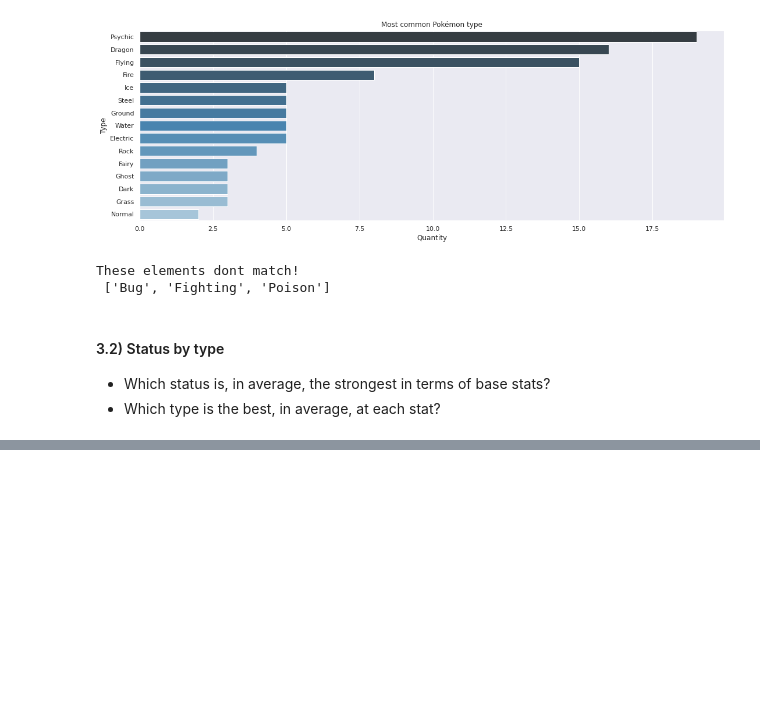
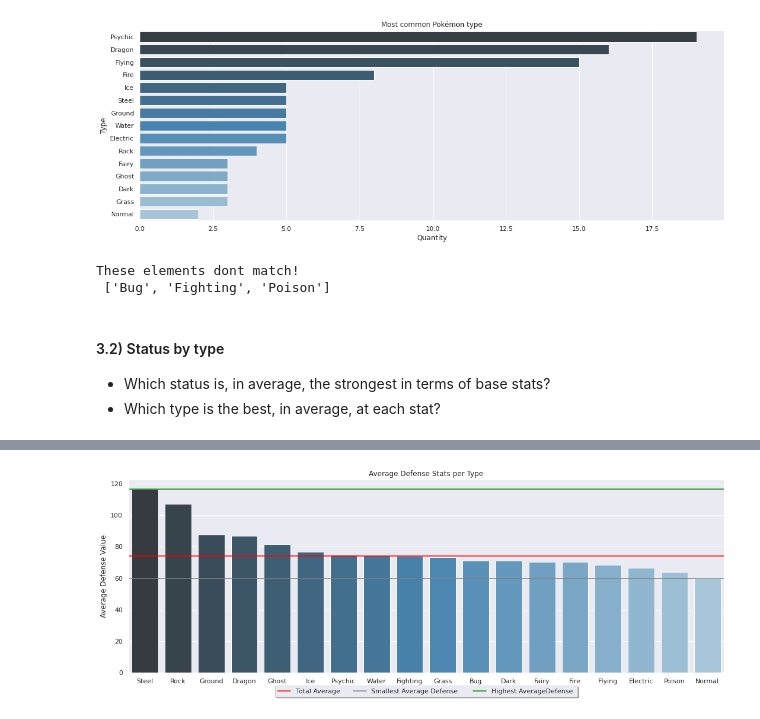
Before and after one commit to rpdieego/IndigoTortoise-pkmn-notebooks, a Jupyter notebook: IndigoTortoise_pkmn.ipynb, the cells around one changed output, grey strips where cells are left out. Cells and saved outputs as stored; diff of their text form; code cells hidden in the pictures; blank space fills up the shorter version.

```diff
--- a/IndigoTortoise_pkmn.ipynb
+++ b/IndigoTortoise_pkmn.ipynb
@@ -414,0 +466,5 @@ pkmn_df.head()
+# %%
+# Average Defense per type
+average_stat_type_plot(avg_types_stats, stats_list, types_list, avg_status, 2 )
+# %% [output]
+[figure, added]
```
Also changed, not shown: parts of 10 cells of this notebook.
